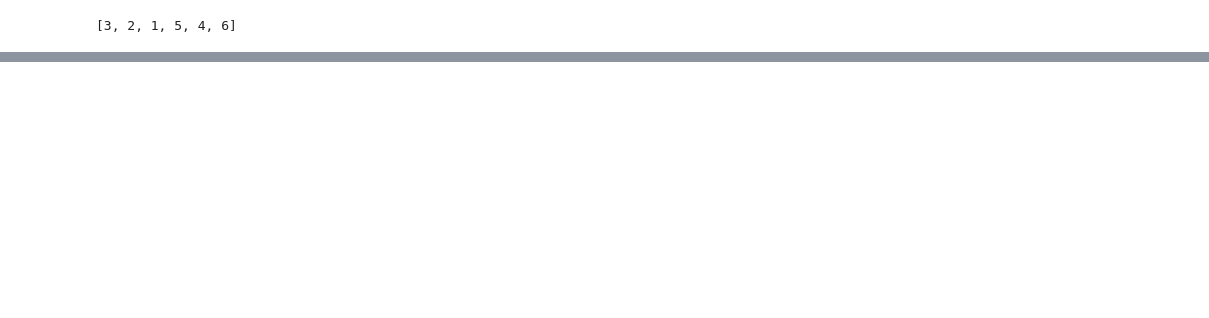
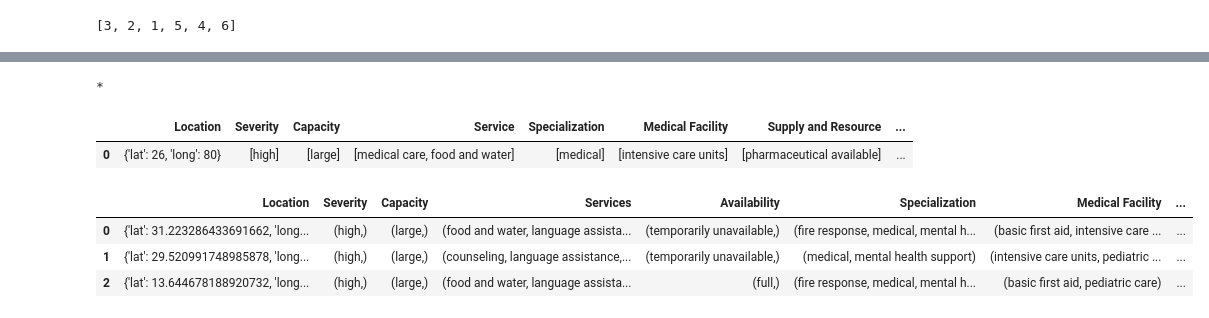
Before and after one commit to nagarajRPoojari/ML_SIH, a Jupyter notebook: trial.ipynb, the cells around one changed output, grey strips where cells are left out. Saved outputs shown, nothing was run; the diff lists cells and outputs as text; code cells hidden in the pictures; blank space fills up the shorter version.

```diff
--- a/trial.ipynb
+++ b/trial.ipynb
@@ -102,4 +85,13 @@ for column in columns[1:]:
     df_one_hot[column]=one_hot.tolist()
+# %%
+severity = classes[0]
+capacity = classes[1]
+services = classes[2]
+availability = classes[3]
+specialization = classes[4]
+medical_facility = classes[5]
+supply_and_resource = classes[6]
+calamities = classes[7]
 # %%
 df_one_hot
 # %% [output]
@@ -146,9 +157,14 @@ def encoder(values,labels):
 # %%
 def process(user):
     user_={
-        'Location':user['location'],
+        'Location':user['Location'],
         'Severity': encoder(user['Severity'],severity),
-        'Capacity-need': encoder(user['Capacity-need'],capacity),
-        'Service-need':encoder(user['Service-need'],service),
-        'Specialization-need'; encoder(user[''])
+        'Capacity': encoder(user['Capacity'],capacity),
+        'Service':encoder(user['Service'],services),
+        'Specialization': encoder(user['Specialization'],specialization),
+        'Medical Facility':encoder(user['Medical Facility'],medical_facility),
+        'Supply and Resource':encoder(user['Supply and Resource'],supply_and_resource),
+        'calamities':encoder(user['calamities'],calamities)
     }
+
+    return user_
@@ -154,0 +199,30 @@ def process(user):
+# %%
+user={
+    'Location':{
+        'lat':26,
+        'long':80
+    },
+    'Severity': ['high'],
+    'Capacity': ['large'],
+    'Service':['medical care','food and water'],
+    'Specialization': ['medical'],
+    'Medical Facility': ['intensive care units'],
+    'Supply and Resource':['pharmaceutical available'],
+    'calamities': ['pandemic']
+}
+# %%
+dist, user_df, rescue_df,rescue_df_one_hot=similarity_search(user,df,df_one_hot)
+# %% [output]
+*
+# %%
+user_df
+# %% [output]
+|  | Location | Severity | Capacity | Service | Specialization | Medical Facility | Supply and Resource | ... |
+| 0 | {'lat': 26, 'long': 80} | [high] | [large] | [medical care, food and water] | [medical] | [intensive care units] | [pharmaceutical available] | ... |
+# %%
+rescue_df
+# %% [output]
+|  | Location | Severity | Capacity | Services | Availability | Specialization | Medical Facility | ... |
+| 0 | {'lat': 31.223286433691662, 'long... | (high,) | (large,) | (food and water, language assista... | (temporarily unavailable,) | (fire response, medical, mental h... | (basic first aid, intensive care ... | ... |
+| 1 | {'lat': 29.520991748985878, 'long... | (high,) | (large,) | (counseling, language assistance,... | (temporarily unavailable,) | (medical, mental health support) | (intensive care units, pediatric ... | ... |
+| 2 | {'lat': 13.644678188920732, 'long... | (high,) | (large,) | (food and water, language assista... | (full,) | (fire response, medical, mental h... | (basic first aid, pediatric care) | ... |
```
Also changed, not shown: parts of 30 cells of this notebook, 8 other files.
